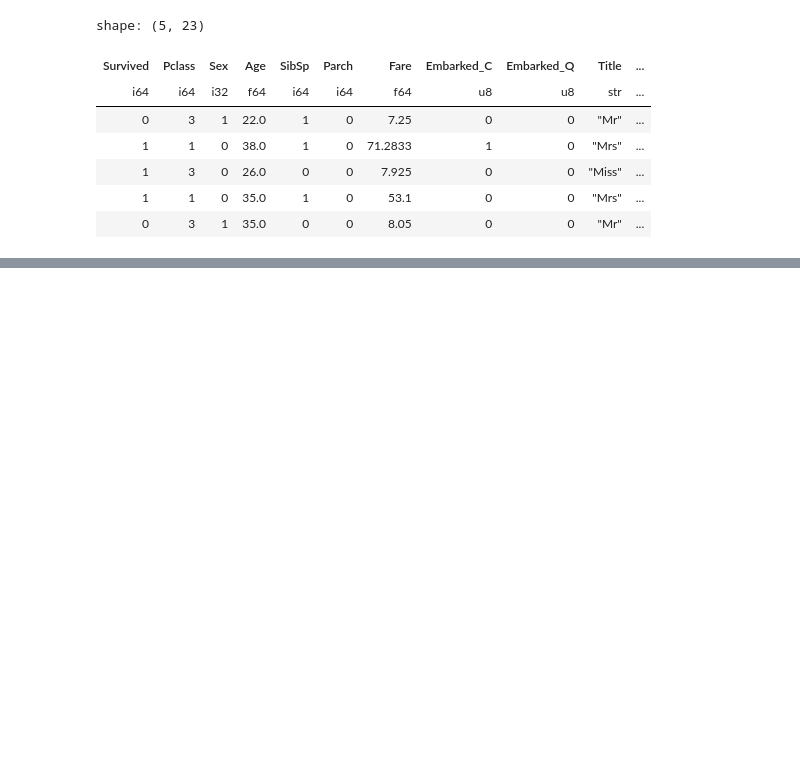
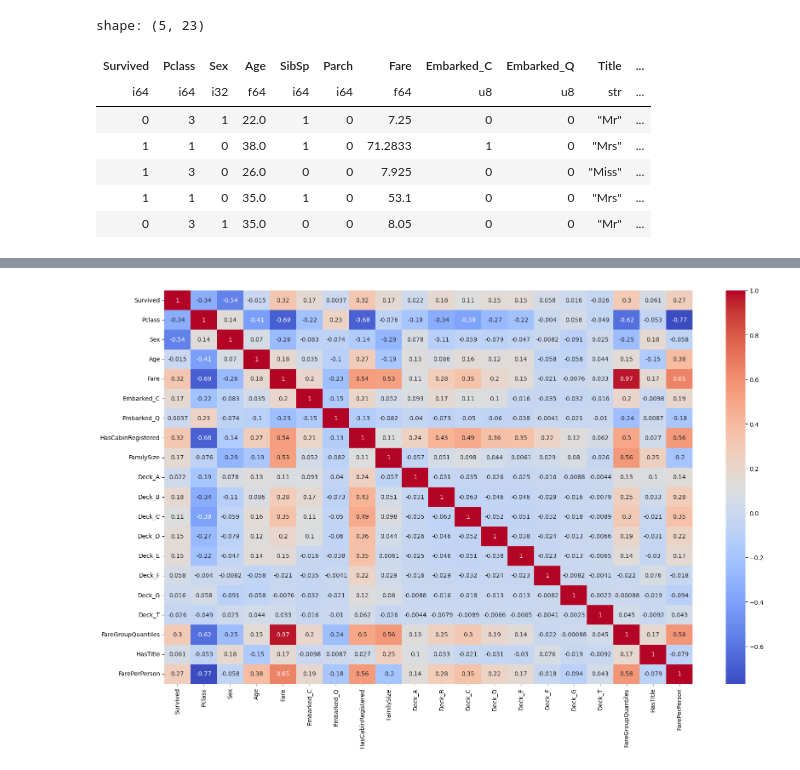
Before and after one commit to Repsajsov/Kaggle, a Jupyter notebook: advanced.ipynb, the cells around one changed output, grey strips where cells are left out. Cells and saved outputs as stored; diff of their text form; code cells hidden in the pictures; blank space fills up the shorter version.

```diff
--- a/advanced.ipynb
+++ b/advanced.ipynb
@@ -113,0 +122,8 @@ shape: (5, 23)
+# %%
+df = df.with_columns(
+    (pl.col("Fare") / pl.col("FamilySize")).alias("FarePerPerson")
+)
+# %%
+heatmap(df)
+# %% [output]
+[figure, added]
```
Also changed, not shown: parts of 4 cells of this notebook, 3 other files.
